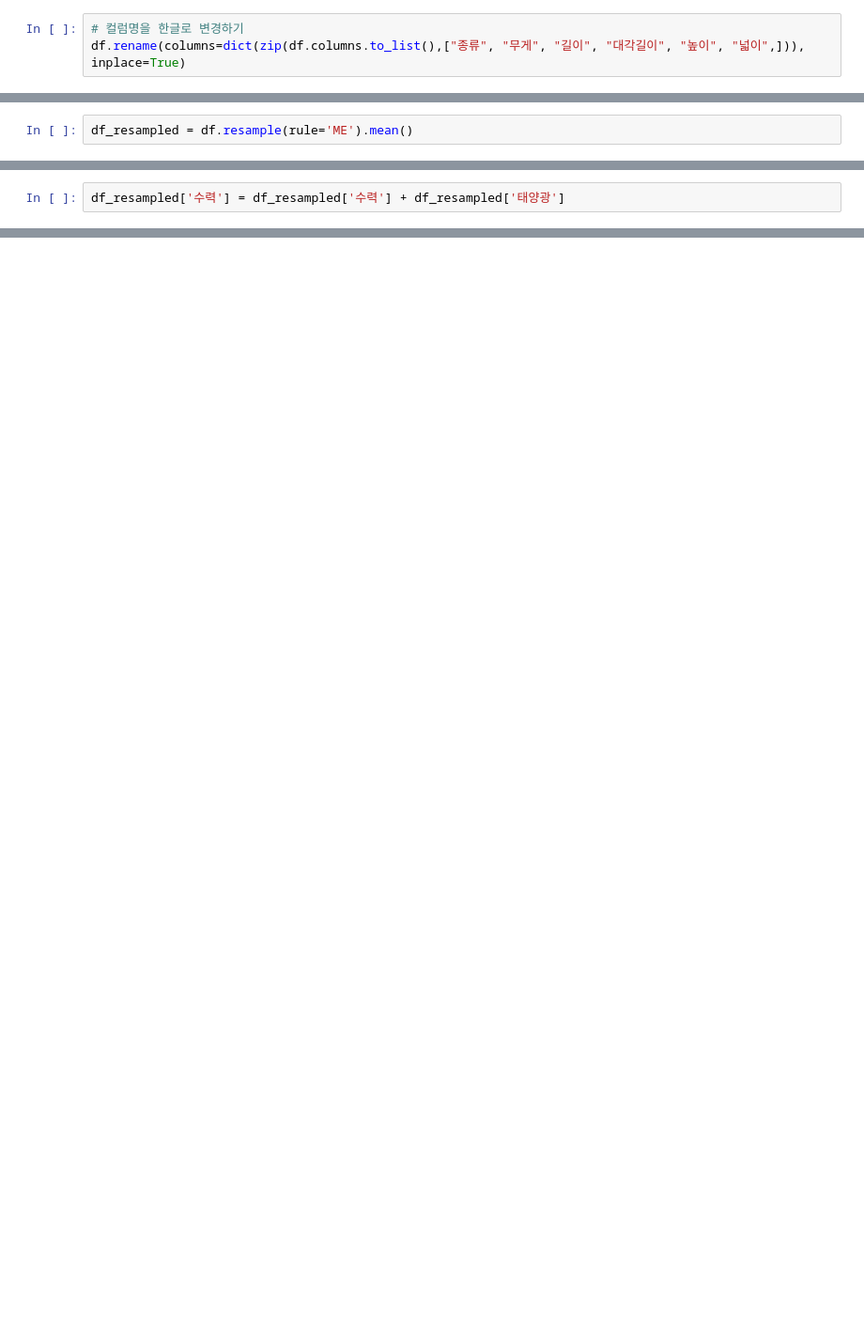
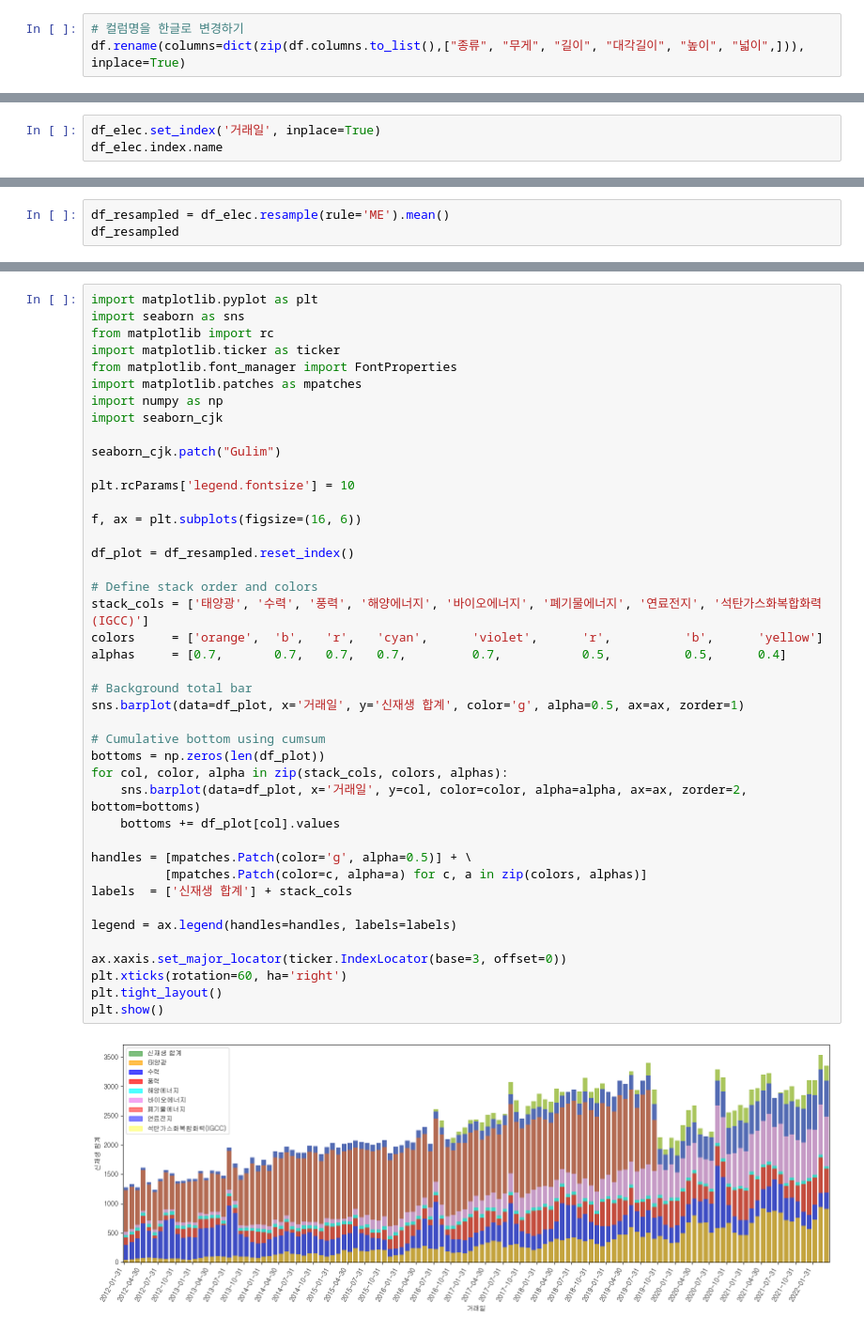
Before and after one commit to catac1/machine_learning, a Jupyter notebook: 물고기.ipynb, the cells around one changed output, grey strips where cells are left out. Shown at 94% size. Cells and saved outputs as stored; diff of their text form; blank space fills up the shorter version.

```diff
--- a/물고기.ipynb
+++ b/물고기.ipynb
@@ -136,0 +57,3 @@ df = df.set_index('거래일')
+# %%
+df_elec.set_index('거래일', inplace=True)
+df_elec.index.name
@@ -137,2 +62,3 @@ df = df.set_index('거래일')
 # %%
-df_resampled = df.resample(rule='ME').mean()
+df_resampled = df_elec.resample(rule='ME').mean()
+df_resampled
@@ -139,5 +80,3 @@ df_resampled = df.resample(rule='ME').mean()
-# %%
-df_resampled['수력'] = df_resampled['수력'] + df_resampled['태양광']
 # %%
 import matplotlib.pyplot as plt
 import seaborn as sns
@@ -183,0 +224,44 @@ KeyboardInterrupt:
+# %%
+import matplotlib.pyplot as plt
+import seaborn as sns
+from matplotlib import rc
+import matplotlib.ticker as ticker
+from matplotlib.font_manager import FontProperties
+import matplotlib.patches as mpatches
+import numpy as np
+import seaborn_cjk
+
+seaborn_cjk.patch("Gulim")
+
+plt.rcParams['legend.fontsize'] = 10
+
+f, ax = plt.subplots(figsize=(16, 6))
+
+df_plot = df_resampled.reset_index()
+
+# Define stack order and colors
+stack_cols = ['태양광', '수력', '풍력', '해양에너지', '바이오에너지', '폐기물에너지', '연료전지', '석탄가스화복합화력(IGCC)']
+colors     = ['orange',  'b',   'r',   'cyan',      'violet',      'r',          'b',      'yellow']
+alphas     = [0.7,       0.7,   0.7,   0.7,         0.7,           0.5,          0.5,      0.4]
+
+# Background total bar
+sns.barplot(data=df_plot, x='거래일', y='신재생 합계', color='g', alpha=0.5, ax=ax, zorder=1)
+
+# Cumulative bottom using cumsum
+bottoms = np.zeros(len(df_plot))
+for col, color, alpha in zip(stack_cols, colors, alphas):
+    sns.barplot(data=df_plot, x='거래일', y=col, color=color, alpha=alpha, ax=ax, zorder=2, bottom=bottoms)
+    bottoms += df_plot[col].values
+
+handles = [mpatches.Patch(color='g', alpha=0.5)] + \
+          [mpatches.Patch(color=c, alpha=a) for c, a in zip(colors, alphas)]
+labels  = ['신재생 합계'] + stack_cols
+
+legend = ax.legend(handles=handles, labels=labels)
+
+ax.xaxis.set_major_locator(ticker.IndexLocator(base=3, offset=0))
+plt.xticks(rotation=60, ha='right')
+plt.tight_layout()
+plt.show()
+# %% [output]
+[figure, added]
```
Also changed, not shown: parts of 23 cells of this notebook, 2 other files.
